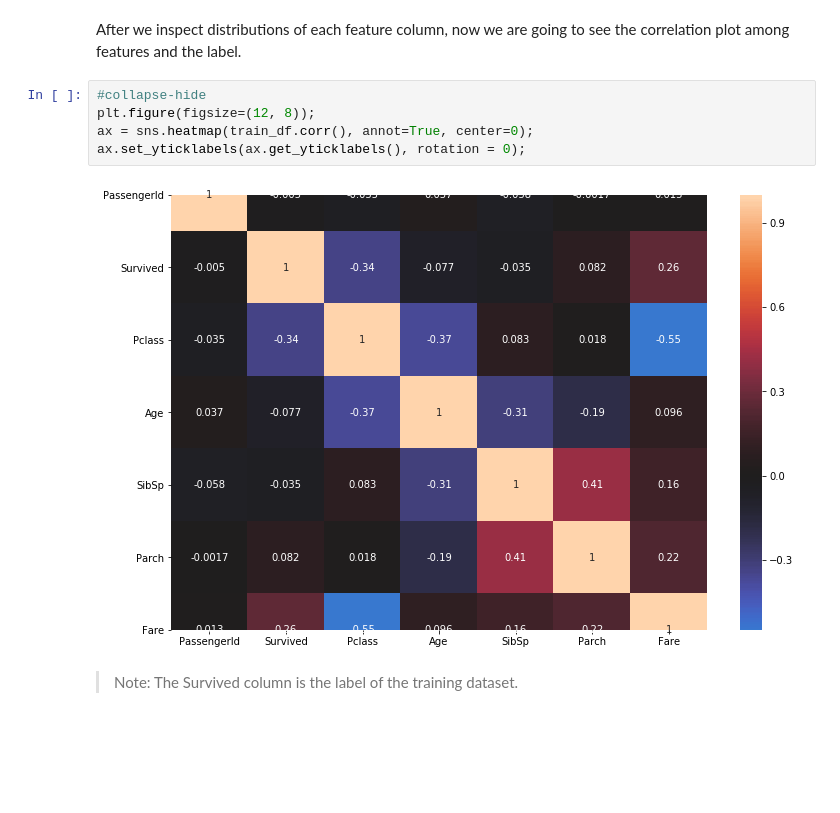
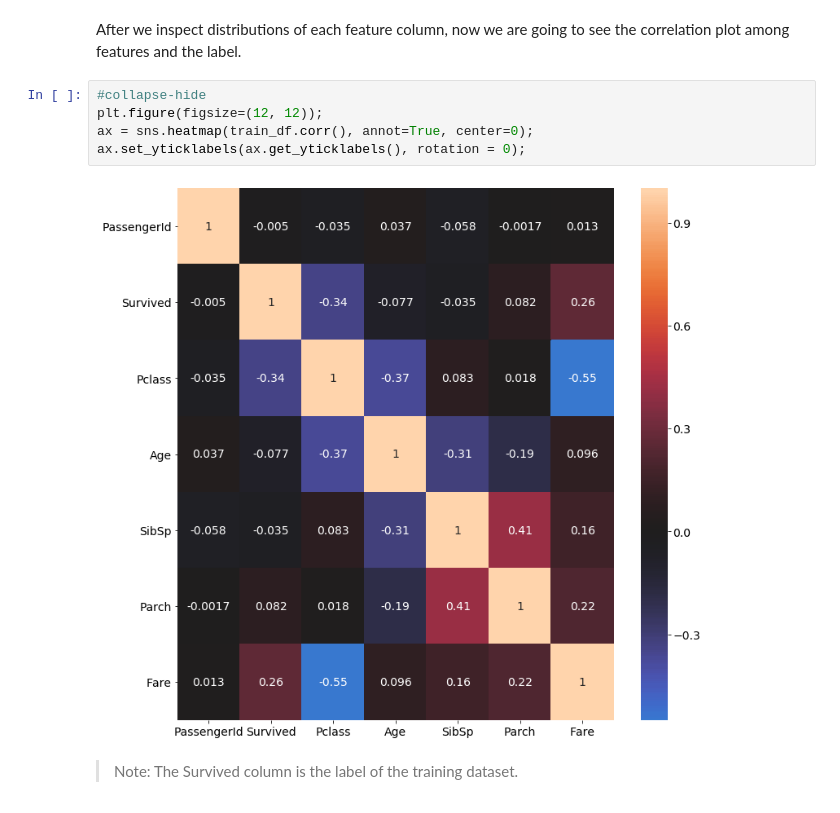
Before and after one commit to cyyeh/blog, a Jupyter notebook: _notebooks/2020-03-31-kaggle-titanic.ipynb, the cells around one changed output. Saved outputs shown, nothing was run; the diff lists cells and outputs as text; blank space fills up the shorter version.

```diff
--- a/_notebooks/2020-03-31-kaggle-titanic.ipynb
+++ b/_notebooks/2020-03-31-kaggle-titanic.ipynb
@@ -335,11 +337,11 @@ plt.hist(train_df['Embarked'].dropna());
 After we inspect distributions of each feature column, now we are going to see the correlation plot among features and the label.
 # %%
 #collapse-hide
-plt.figure(figsize=(12, 8));
+plt.figure(figsize=(12, 12));
 ax = sns.heatmap(train_df.corr(), annot=True, center=0);
 ax.set_yticklabels(ax.get_yticklabels(), rotation = 0);
 # %% [output]
-[figure, old version]
+[figure, new version]
 # %% [markdown]
 > Note: The Survived column is the label of the training dataset.
 # %% [markdown]
```
Also changed, not shown: parts of 1 cell of this notebook, 2 other files.
